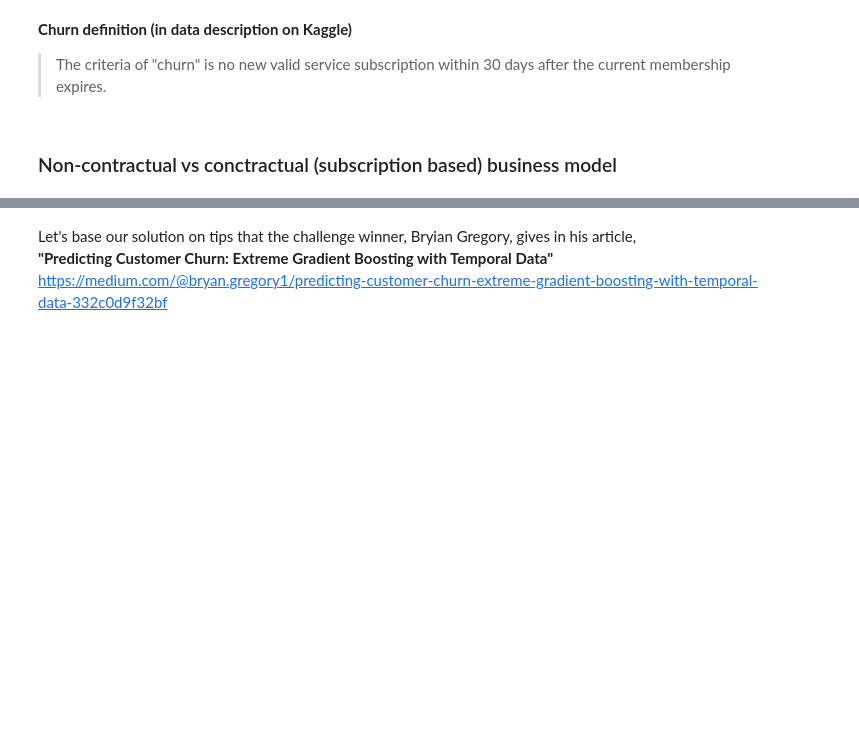
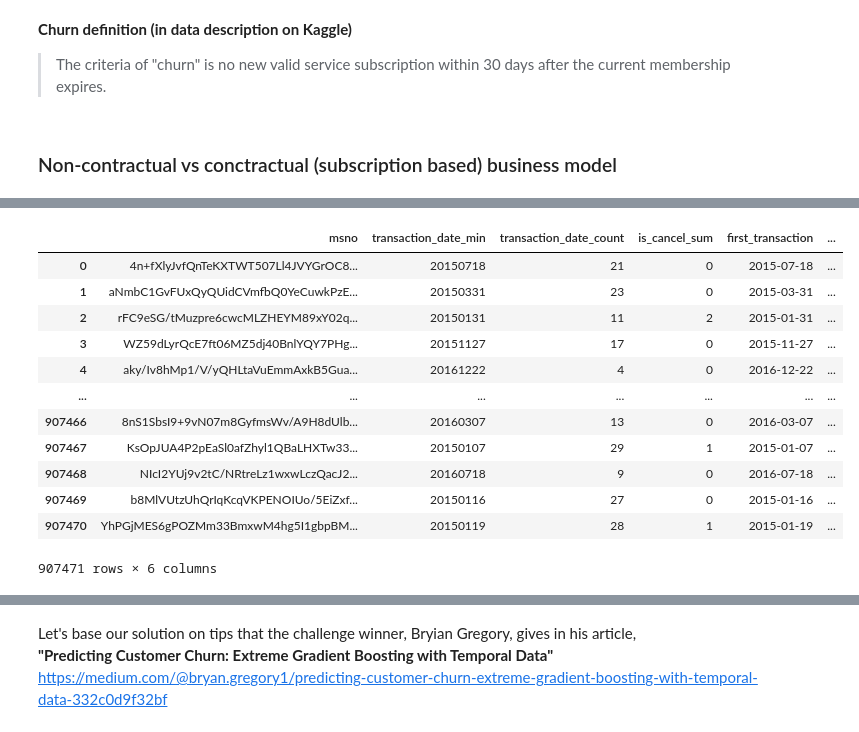
Before and after one commit to Olks/churn_prediction, a Jupyter notebook: churn_prediction.ipynb, the cells around one changed output, grey strips where cells are left out. Saved outputs shown, nothing was run; the diff lists cells and outputs as text; code cells hidden in the pictures; blank space fills up the shorter version.

```diff
--- a/churn_prediction.ipynb
+++ b/churn_prediction.ipynb
@@ -139,0 +159,18 @@ user_logs_v2_set.msno.nunique()
+# %%
+test_with_features = sample_submission_v2.drop(columns="is_churn").merge(test_features)
+# %%
+test_with_features
+# %% [output]
+|  | msno | transaction_date_min | transaction_date_count | is_cancel_sum | first_transaction | ... |
+| 0 | 4n+fXlyJvfQnTeKXTWT507Ll4JVYGrOC8... | 20150718 | 21 | 0 | 2015-07-18 | ... |
+| 1 | aNmbC1GvFUxQyQUidCVmfbQ0YeCuwkPzE... | 20150331 | 23 | 0 | 2015-03-31 | ... |
+| 2 | rFC9eSG/tMuzpre6cwcMLZHEYM89xY02q... | 20150131 | 11 | 2 | 2015-01-31 | ... |
+| 3 | WZ59dLyrQcE7ft06MZ5dj40BnlYQY7PHg... | 20151127 | 17 | 0 | 2015-11-27 | ... |
+| 4 | aky/Iv8hMp1/V/yQHLtaVuEmmAxkB5Gua... | 20161222 | 4 | 0 | 2016-12-22 | ... |
+| ... | ... | ... | ... | ... | ... | ... |
+| 907466 | 8nS1SbsI9+9vN07m8GyfmsWv/A9H8dUlb... | 20160307 | 13 | 0 | 2016-03-07 | ... |
+| 907467 | KsOpJUA4P2pEaSl0afZhyl1QBaLHXTw33... | 20150107 | 29 | 1 | 2015-01-07 | ... |
+| 907468 | NIcI2YUj9v2tC/NRtreLz1wxwLczQacJ2... | 20160718 | 9 | 0 | 2016-07-18 | ... |
+| 907469 | b8MlVUtzUhQrIqKcqVKPENOIUo/5EiZxf... | 20150116 | 27 | 0 | 2015-01-16 | ... |
+| 907470 | YhPGjMES6gPOZMm33BmxwM4hg5I1gbpBM... | 20150119 | 28 | 1 | 2015-01-19 | ... |
+907471 rows × 6 columns
```
Also changed, not shown: parts of 84 cells of this notebook, 1 other file.
